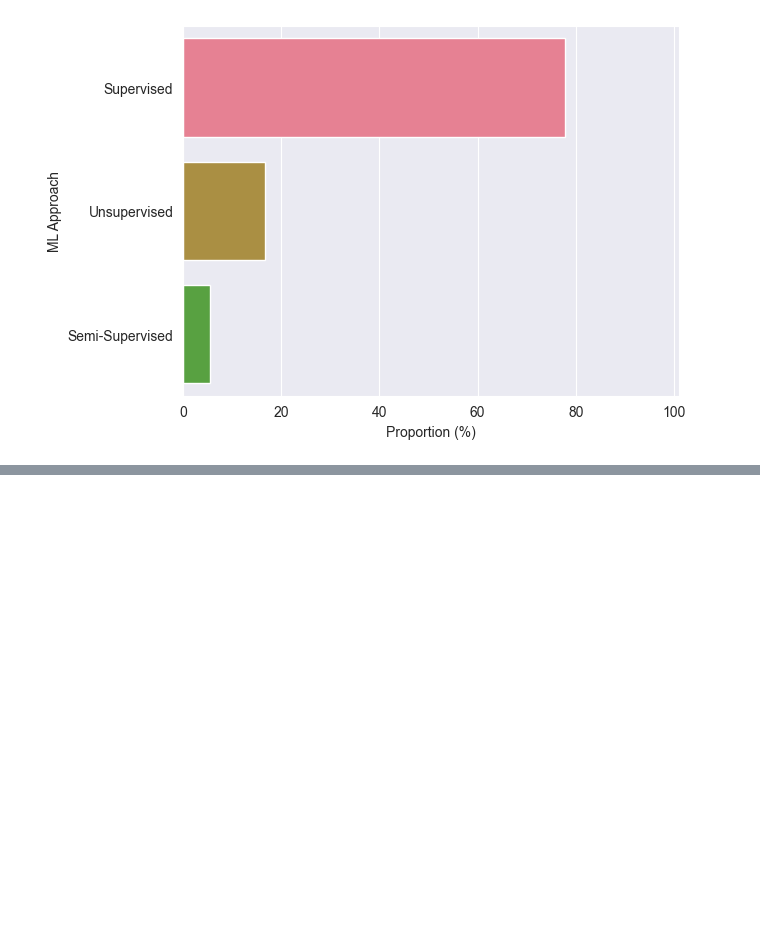
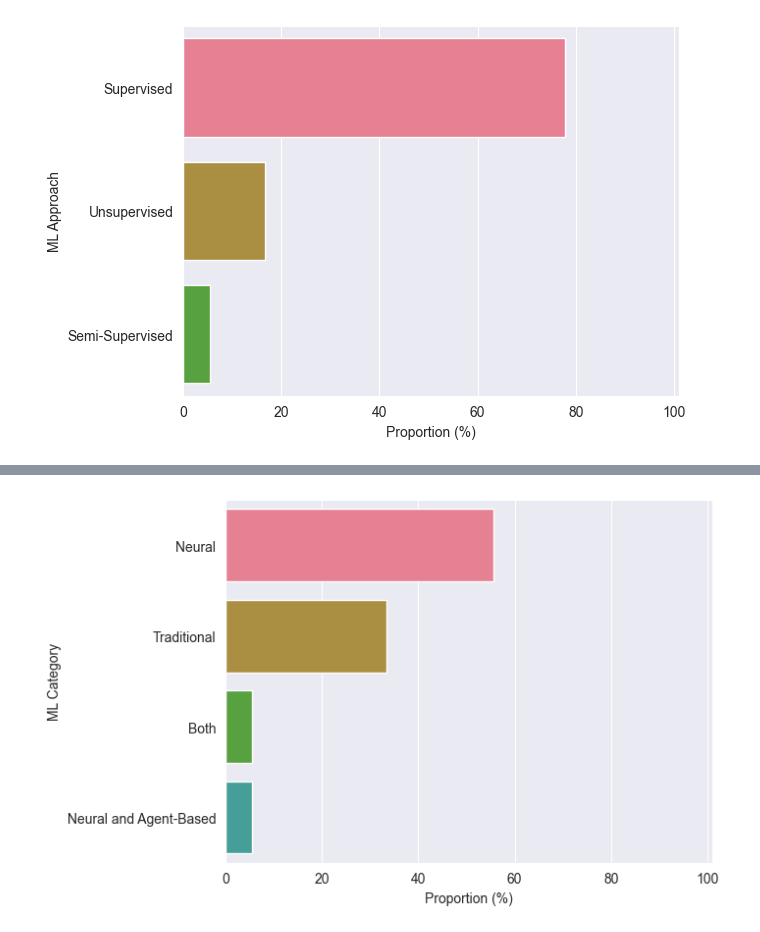
Before and after one commit to m-messer/In-Depth_Analysis_ML_Graders_Analysis, a Jupyter notebook: analysis.ipynb, the cells around one changed output, grey strips where cells are left out. Drawn from its saved outputs; the diff is of its cells as text; code cells hidden in the pictures; blank space fills up the shorter version.

Commit message:
PHD-394 Added category plot

```diff
--- a/analysis.ipynb
+++ b/analysis.ipynb
@@ -72,0 +75,5 @@ plt.savefig('plots/approach.pdf', bbox_inches='tight')
+# %%
+category = df.category.value_counts().reset_index()
+category.columns = ["category", 'no_papers']
+category['proportion'] = (category.no_papers / category.no_papers.sum()) * 100
+category
@@ -72,0 +86,7 @@ plt.savefig('plots/approach.pdf', bbox_inches='tight')
+# %%
+ax_category = sns.barplot(category, y='category', x='proportion')
+ax_category.set(xlabel = 'Proportion (%)', ylabel='ML Category')
+plt.xlim([0, 101])
+plt.savefig('plots/category.pdf', bbox_inches='tight')
+# %% [output]
+[figure, added]
```
Also changed, not shown: parts of 2 cells of this notebook, 1 other file.
